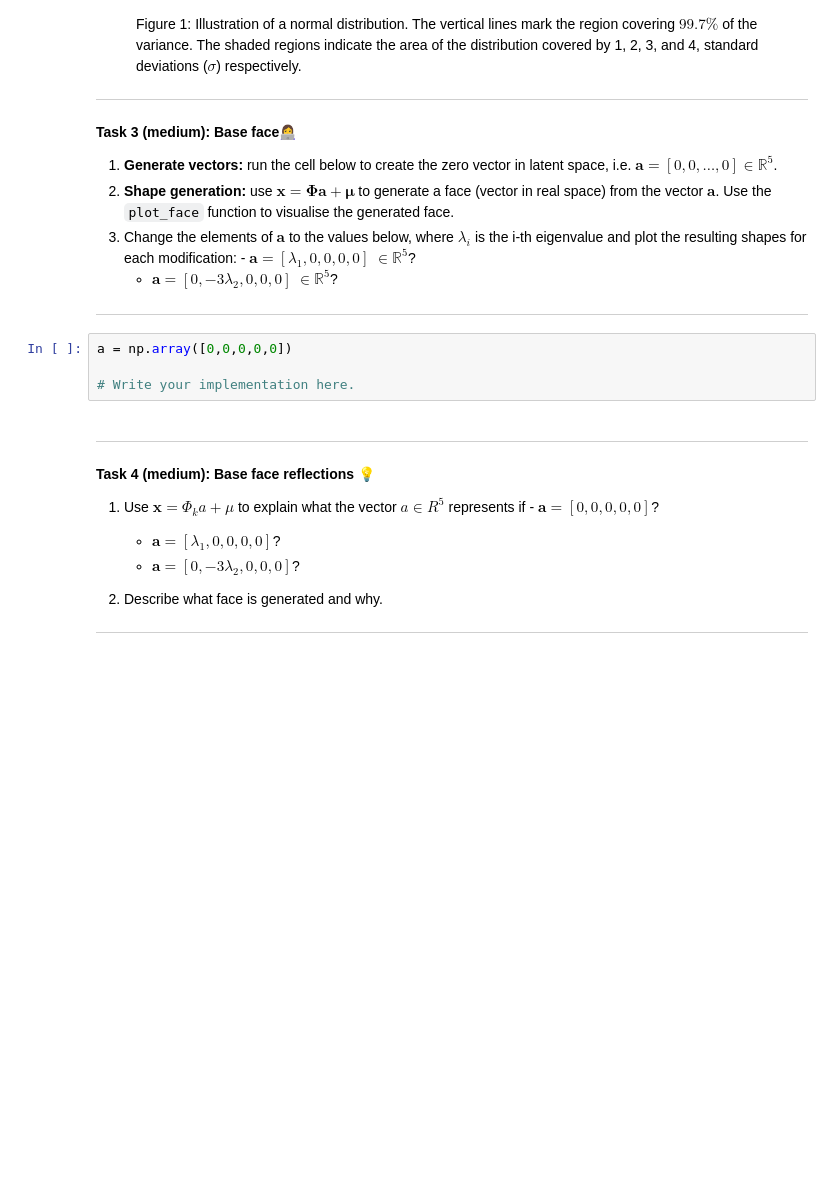
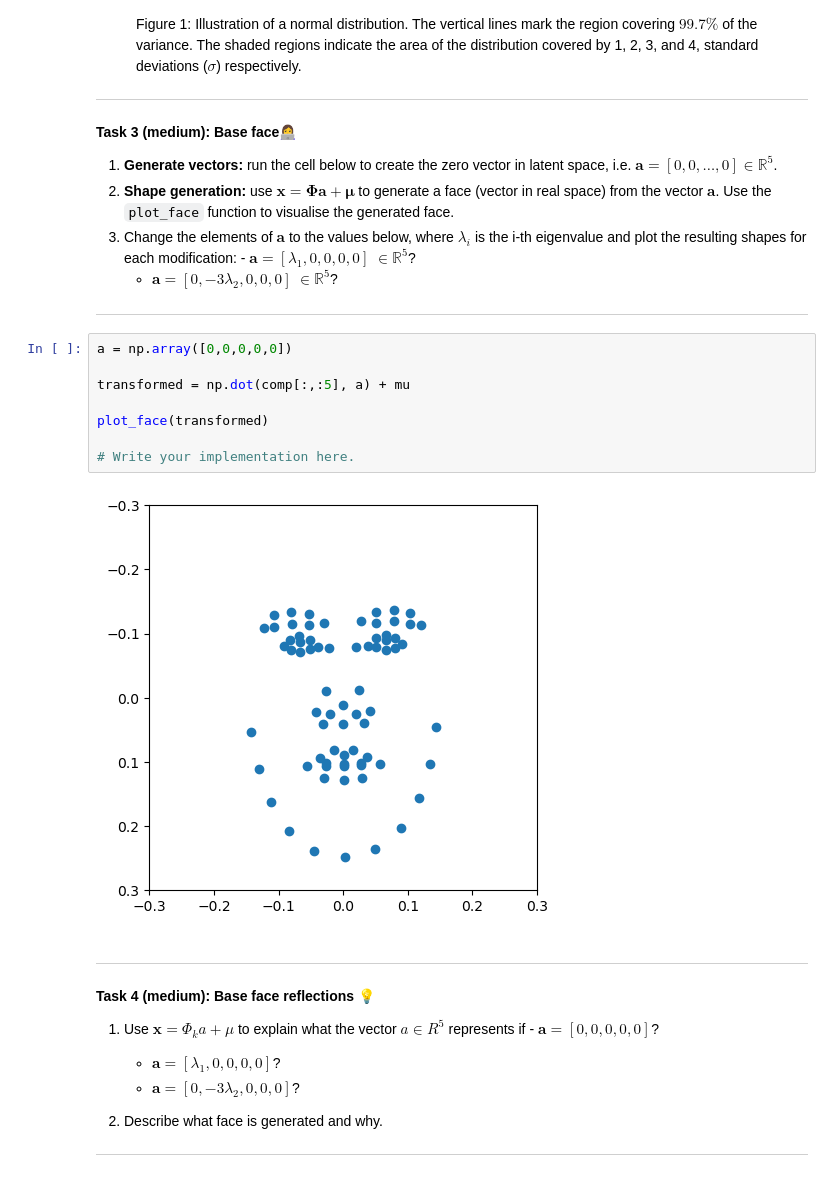
Before and after one commit to nselpriv/ml-assignment-2, a Jupyter notebook: W11/02-shape_generation.ipynb, the cells around one changed output. Cells and saved outputs as stored; diff of their text form; blank space fills up the shorter version.

```diff
--- a/W11/02-shape_generation.ipynb
+++ b/W11/02-shape_generation.ipynb
@@ -221,7 +247,13 @@ area of the distribution covered by 1, 2, 3, and 4, standard deviations
 # %%
 a = np.array([0,0,0,0,0])
 
+transformed = np.dot(comp[:,:5], a) + mu
+
+plot_face(transformed)
+
 # Write your implementation here.
+# %% [output]
+[figure, added]
 # %% [markdown]
 
 ---
```
Also changed, not shown: parts of 4 cells of this notebook.
